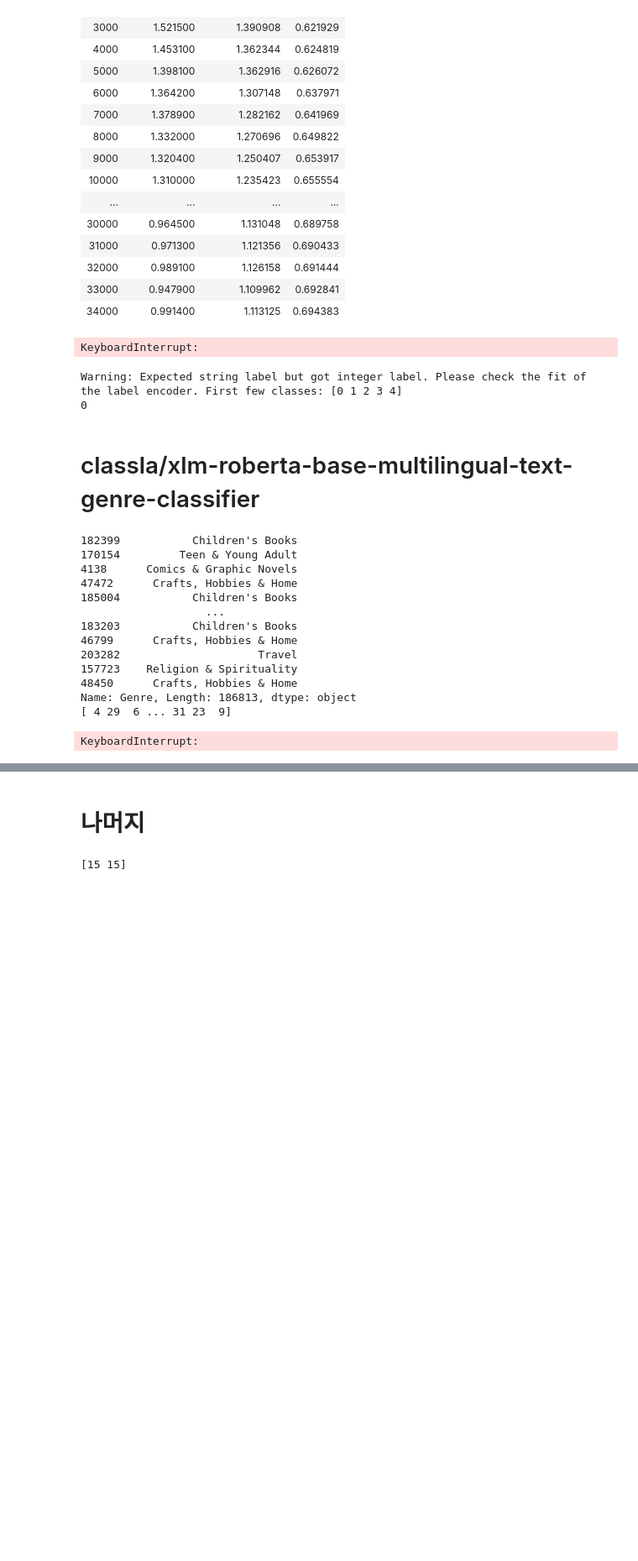
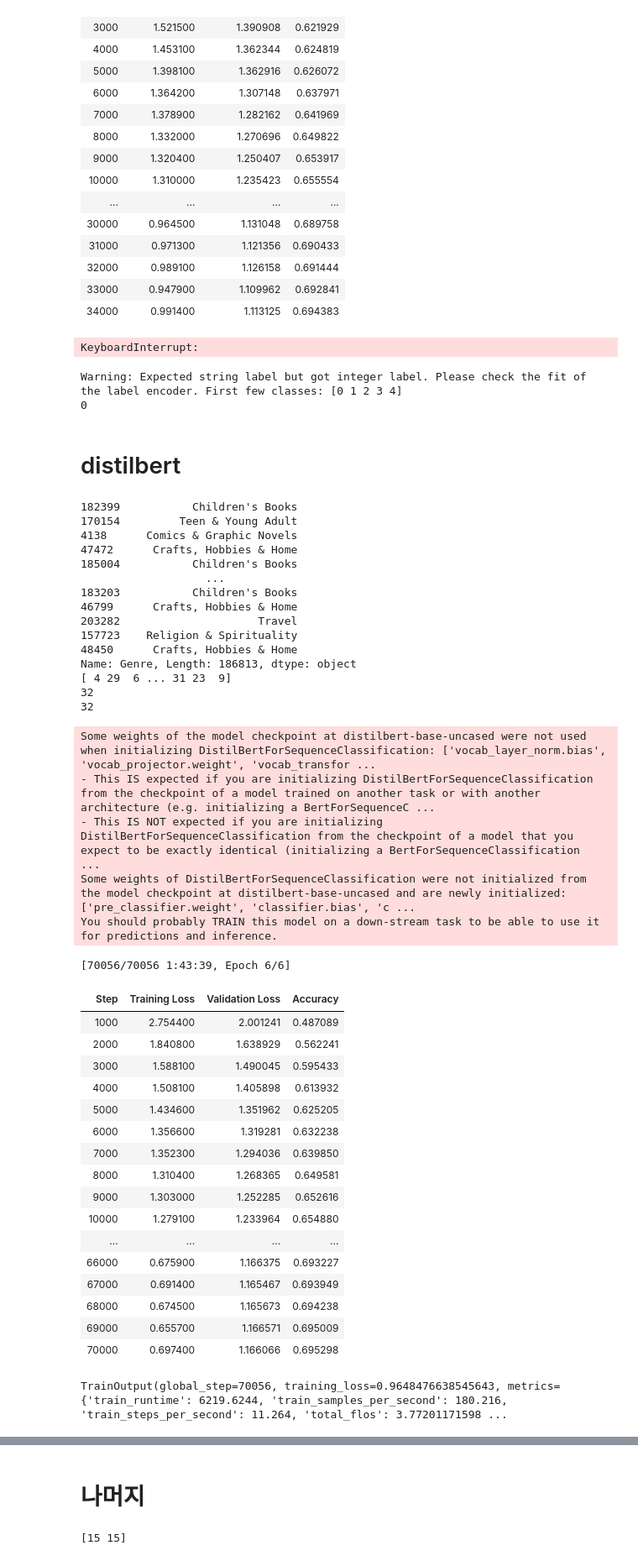
Before and after one commit to gyubinc/genre_summary, a Jupyter notebook: classification/classi.ipynb, the cells around one changed output, grey strips where cells are left out. Shown at 84% size. Drawn from its saved outputs; the diff is of its cells as text; code cells hidden in the pictures; blank space fills up the shorter version.

```diff
--- a/classification/classi.ipynb
+++ b/classification/classi.ipynb
@@ -783,8 +800,8 @@ print(predicted_genre)
 # %% [output]
 Warning: Expected string label but got integer label. Please check the fit of the label encoder. First few classes: [0 1 2 3 4]
 0
-# %% [markdown]
-# classla/xlm-roberta-base-multilingual-text-genre-classifier
+# %% [markdown]
+# distilbert
 # %%
 from transformers import DistilBertTokenizer, DistilBertForSequenceClassification, Trainer, TrainingArguments
 from torch.utils.data import Dataset
@@ -831,11 +848,11 @@ print(y_train)
 import pickle
 
 # LabelEncoder 객체를 저장합니다.
-with open('label_encoder_large.pkl', 'wb') as f:
+with open('label_encoder_distil_2.pkl', 'wb') as f:
     pickle.dump(le, f)
 
 # 나중에 LabelEncoder 객체를 로드합니다.
-with open('label_encoder_large.pkl', 'rb') as f:
+with open('label_encoder_distil_2.pkl', 'rb') as f:
     loaded_le = pickle.load(f)
 
 
@@ -857,12 +874,12 @@ model = DistilBertForSequenceClassification.from_pretrained('distilbert-base-unc
 
 # 학습 및 검증 인자 정의
 training_args = TrainingArguments(
-    output_dir='./results/roberta-large',          # 출력 결과를 저장할 경로
+    output_dir='./results/distil/2',          # 출력 결과를 저장할 경로
     save_strategy = "epoch",
     save_total_limit = 3,
-    num_train_epochs=3,              # 훈련 에포크 수
-    per_device_train_batch_size=8,  # 훈련 배치 크기
-    per_device_eval_batch_size=8,
+    num_train_epochs=6,              # 훈련 에포크 수
+    per_device_train_batch_size=16,  # 훈련 배치 크기
+    per_device_eval_batch_size=16,
     learning_rate = 1e-05,# 검증 배치 크기
     warmup_steps=500,                # 워밍업 스텝 수
     weight_decay=0.01,               # 가중치 감쇠 비율
@@ -870,31 +887,56 @@ training_args = TrainingArguments(
     logging_steps=1000,                # 로깅할 스텝 크기
     evaluation_strategy='steps',     # 스텝마다 evaluation을 수행합니다.
     eval_steps=1000,                  # 500스텝마다 evaluation을 수행합니다.
 )
 
 # Trainer 생성 및 학습
 trainer = Trainer(
     model=model,                         # 학습시킬 모델
     args=training_args,                  # 학습 인자
     train_dataset=train_dataset,         # 훈련 데이터셋
     eval_dataset=valid_dataset,          # 검증 데이터셋
     compute_metrics=compute_metrics      # 평가 메트릭 계산 함수
 )
 
 # 모델 학습
 trainer.train()
 # %% [output]
 182399           Children's Books
 170154         Teen & Young Adult
 4138      Comics & Graphic Novels
 47472      Crafts, Hobbies & Home
 185004           Children's Books
                    ...
 183203           Children's Books
 46799      Crafts, Hobbies & Home
 203282                     Travel
 157723    Religion & Spirituality
 48450      Crafts, Hobbies & Home
 Name: Genre, Length: 186813, dtype: object
 [ 4 29  6 ... 31 23  9]
+32
+32
-KeyboardInterrupt:
+Some weights of the model checkpoint at distilbert-base-uncased were not used when initializing DistilBertForSequenceClassification: ['vocab_layer_norm.bias', 'vocab_projector.weight', 'vocab_transfor ...
+- This IS expected if you are initializing DistilBertForSequenceClassification from the checkpoint of a model trained on another task or with another architecture (e.g. initializing a BertForSequenceC ...
+- This IS NOT expected if you are initializing DistilBertForSequenceClassification from the checkpoint of a model that you expect to be exactly identical (initializing a BertForSequenceClassification  ...
+Some weights of DistilBertForSequenceClassification were not initialized from the model checkpoint at distilbert-base-uncased and are newly initialized: ['pre_classifier.weight', 'classifier.bias', 'c ...
+You should probably TRAIN this model on a down-stream task to be able to use it for predictions and inference.
+[70056/70056 1:43:39, Epoch 6/6]
+| Step | Training Loss | Validation Loss | Accuracy |
+| 1000 | 2.754400 | 2.001241 | 0.487089 |
+| 2000 | 1.840800 | 1.638929 | 0.562241 |
+| 3000 | 1.588100 | 1.490045 | 0.595433 |
+| 4000 | 1.508100 | 1.405898 | 0.613932 |
+| 5000 | 1.434600 | 1.351962 | 0.625205 |
+| 6000 | 1.356600 | 1.319281 | 0.632238 |
+| 7000 | 1.352300 | 1.294036 | 0.639850 |
+| 8000 | 1.310400 | 1.268365 | 0.649581 |
+| 9000 | 1.303000 | 1.252285 | 0.652616 |
+| 10000 | 1.279100 | 1.233964 | 0.654880 |
+| ... | ... | ... | ... |
+| 66000 | 0.675900 | 1.166375 | 0.693227 |
+| 67000 | 0.691400 | 1.165467 | 0.693949 |
+| 68000 | 0.674500 | 1.165673 | 0.694238 |
+| 69000 | 0.655700 | 1.166571 | 0.695009 |
+| 70000 | 0.697400 | 1.166066 | 0.695298 |
+TrainOutput(global_step=70056, training_loss=0.9648476638545643, metrics={'train_runtime': 6219.6244, 'train_samples_per_second': 180.216, 'train_steps_per_second': 11.264, 'total_flos': 3.77201171598 ...
```
Also changed, not shown: parts of 5 cells of this notebook.
